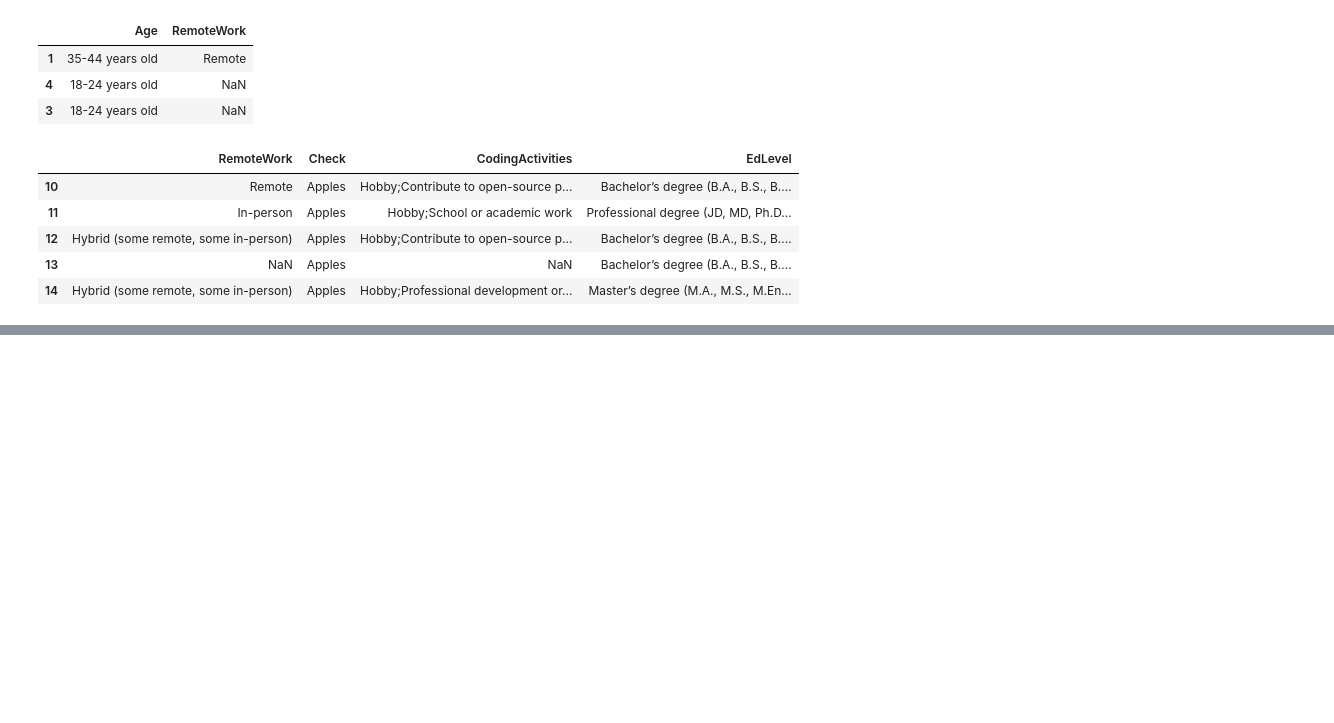
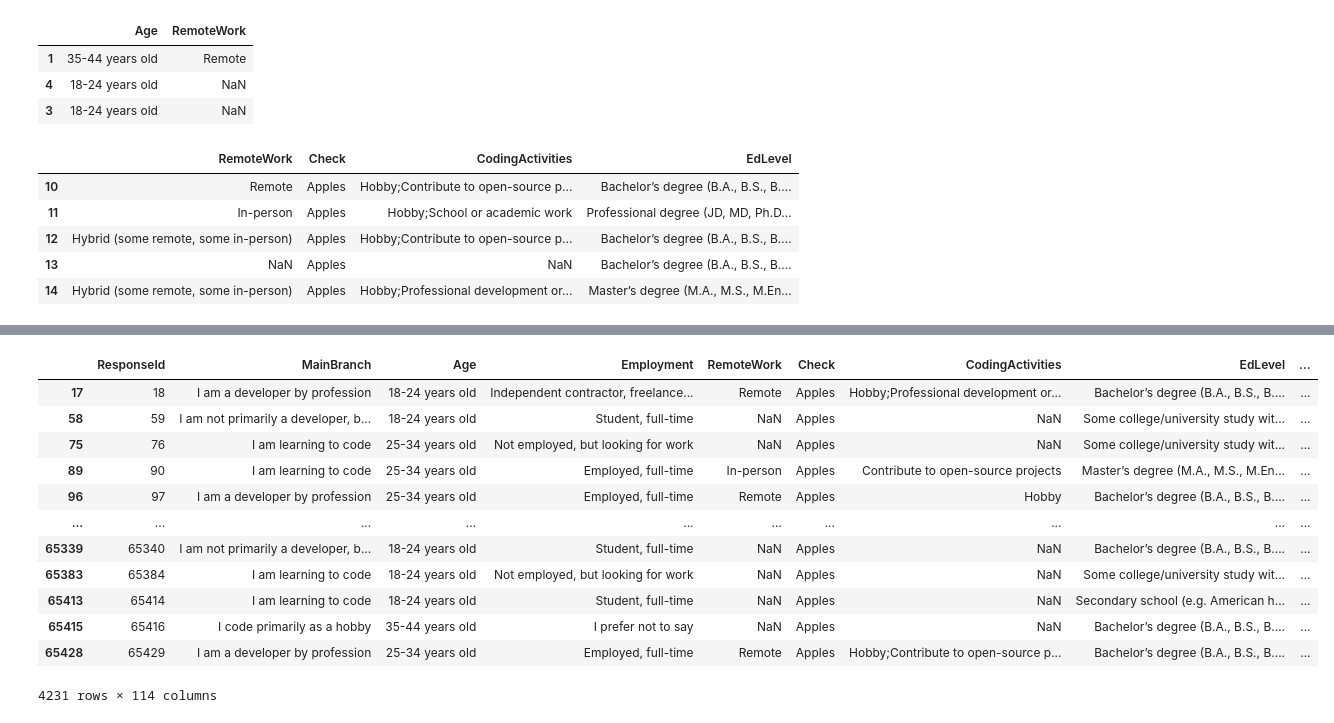
Before and after one commit to Tanishqua-Simform/python, a Jupyter notebook: Pandas/Stackoverflow_Survey.ipynb, the cells around one changed output, grey strips where cells are left out. Cells and saved outputs as stored; diff of their text form; code cells hidden in the pictures; blank space fills up the shorter version.

Commit message:
Group/Aggregate, Update Data and Leetcode in Pandas

```diff
--- a/Pandas/Stackoverflow_Survey.ipynb
+++ b/Pandas/Stackoverflow_Survey.ipynb
@@ -219,0 +267,18 @@ df.loc[10:14, 'RemoteWork':'EdLevel']
+# %%
+country_grp = df.groupby(['Country'])
+# %%
+country_grp.get_group('India')
+# %% [output]
+|  | ResponseId | MainBranch | Age | Employment | RemoteWork | Check | CodingActivities | EdLevel | ... |
+| 17 | 18 | I am a developer by profession | 18-24 years old | Independent contractor, freelance... | Remote | Apples | Hobby;Professional development or... | Bachelor’s degree (B.A., B.S., B.... | ... |
+| 58 | 59 | I am not primarily a developer, b... | 18-24 years old | Student, full-time | NaN | Apples | NaN | Some college/university study wit... | ... |
+| 75 | 76 | I am learning to code | 25-34 years old | Not employed, but looking for work | NaN | Apples | NaN | Some college/university study wit... | ... |
+| 89 | 90 | I am learning to code | 25-34 years old | Employed, full-time | In-person | Apples | Contribute to open-source projects | Master’s degree (M.A., M.S., M.En... | ... |
+| 96 | 97 | I am a developer by profession | 25-34 years old | Employed, full-time | Remote | Apples | Hobby | Bachelor’s degree (B.A., B.S., B.... | ... |
+| ... | ... | ... | ... | ... | ... | ... | ... | ... | ... |
+| 65339 | 65340 | I am not primarily a developer, b... | 18-24 years old | Student, full-time | NaN | Apples | NaN | Bachelor’s degree (B.A., B.S., B.... | ... |
+| 65383 | 65384 | I am learning to code | 18-24 years old | Not employed, but looking for work | NaN | Apples | NaN | Some college/university study wit... | ... |
+| 65413 | 65414 | I am learning to code | 18-24 years old | Student, full-time | NaN | Apples | NaN | Secondary school (e.g. American h... | ... |
+| 65415 | 65416 | I code primarily as a hobby | 35-44 years old | I prefer not to say | NaN | Apples | NaN | Bachelor’s degree (B.A., B.S., B.... | ... |
+| 65428 | 65429 | I am a developer by profession | 25-34 years old | Employed, full-time | Remote | Apples | Hobby;Contribute to open-source p... | Bachelor’s degree (B.A., B.S., B.... | ... |
+4231 rows × 114 columns
```
Also changed, not shown: parts of 14 cells of this notebook, 2 other files.
